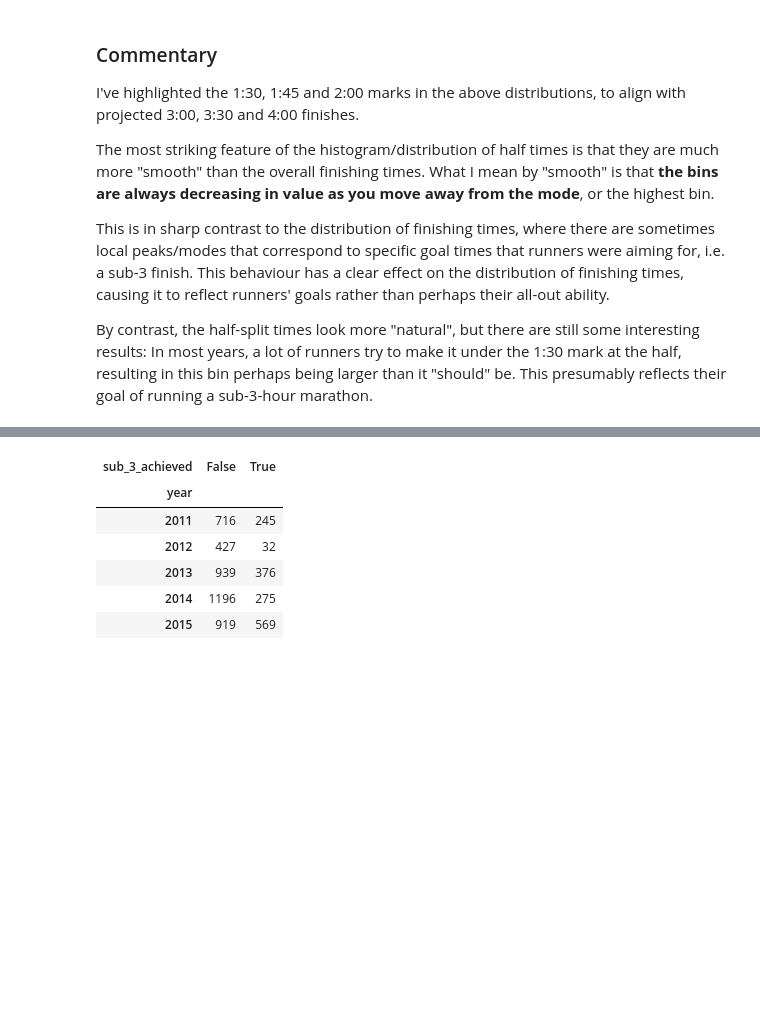
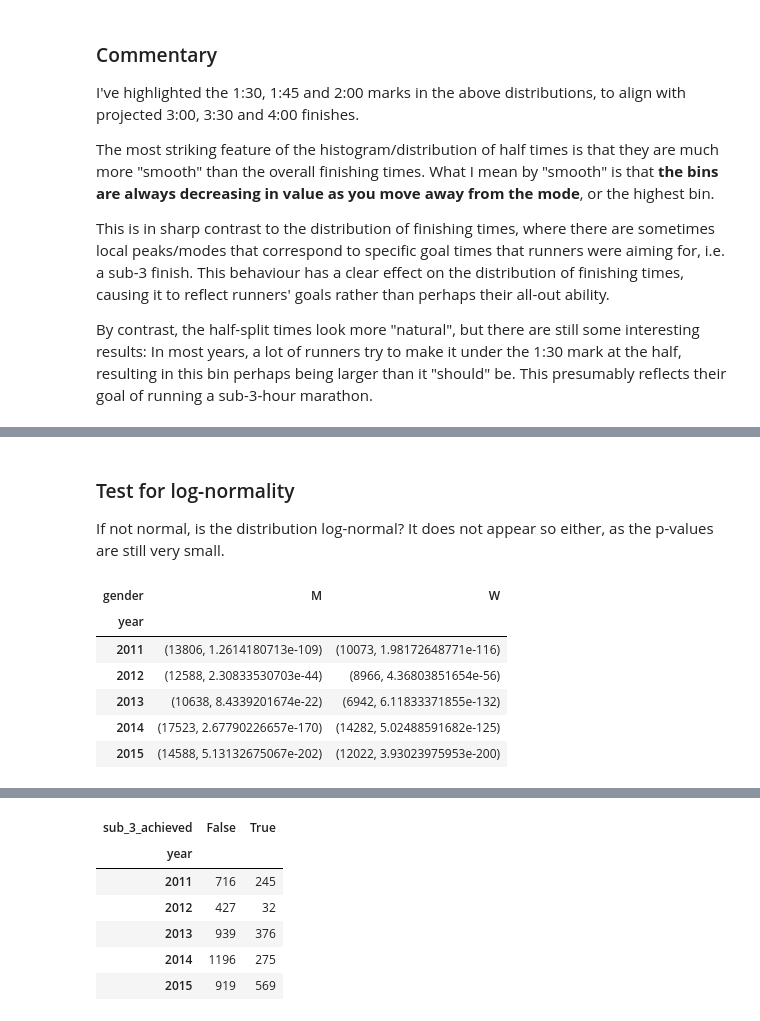
Before and after one commit to pchng/boston-marathon-2011-2015, a Jupyter notebook: Boston Marathon 2011-2015 Results Analysis.ipynb, the cells around one changed output, grey strips where cells are left out. Cells and saved outputs as stored; diff of their text form; code cells hidden in the pictures; blank space fills up the shorter version.

```diff
--- a/Boston Marathon 2011-2015 Results Analysis.ipynb
+++ b/Boston Marathon 2011-2015 Results Analysis.ipynb
@@ -430,0 +483,16 @@ By contrast, the half-split times look more "natural", but there are still some
+# %% [markdown]
+### Test for log-normality
+
+If not normal, is the distribution log-normal? It does not appear so either, as the p-values are still very small.
+# %%
+# Apply numpy.log() to the raw_finish distribution and check if the resultant distribution is normal.
+results.groupby(['year', 'gender']).raw_finish\
+    .apply(lambda x: (len(x), (spstats.mstats.normaltest(np.log(x))[1])) if len(x) >= min_samples else NaN).unstack()
+# %% [output]
+| gender | M | W |
+| year |  |  |
+| 2011 | (13806, 1.2614180713e-109) | (10073, 1.98172648771e-116) |
+| 2012 | (12588, 2.30833530703e-44) | (8966, 4.36803851654e-56) |
+| 2013 | (10638, 8.4339201674e-22) | (6942, 6.11833371855e-132) |
+| 2014 | (17523, 2.67790226657e-170) | (14282, 5.02488591682e-125) |
+| 2015 | (14588, 5.13132675067e-202) | (12022, 3.93023975953e-200) |
```
Also changed, not shown: parts of 14 cells of this notebook.
